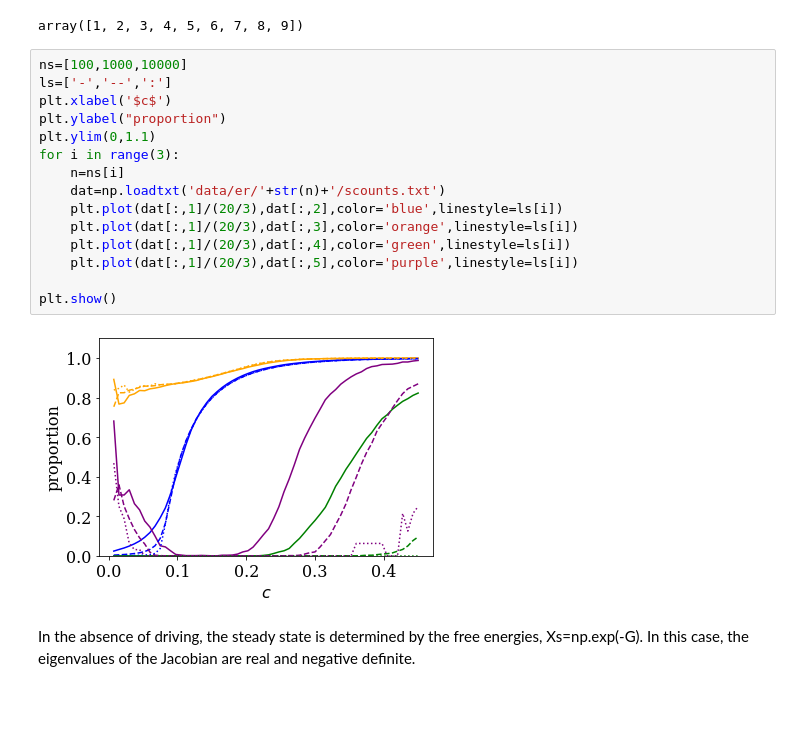
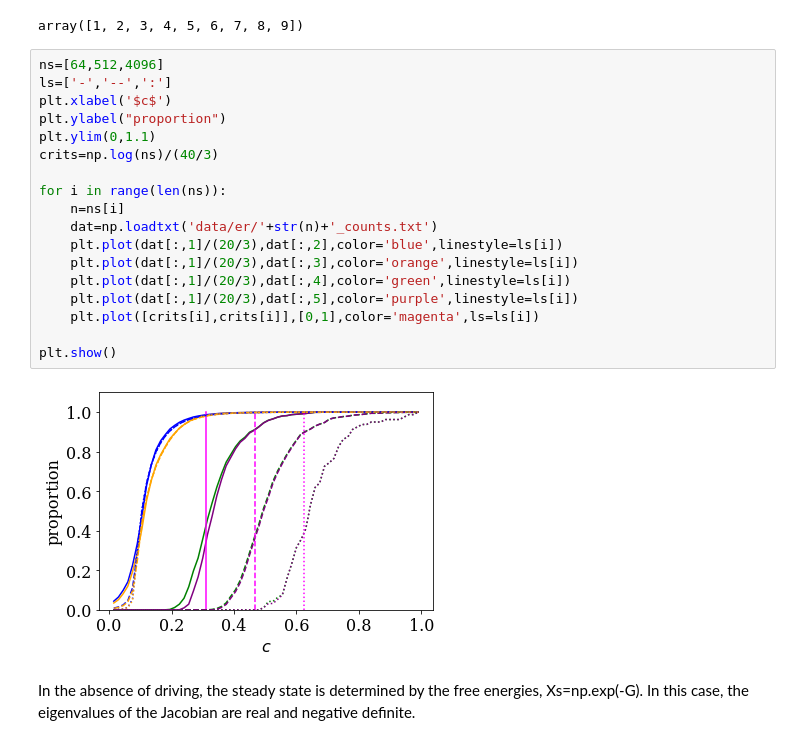
Before and after one commit to znicolaou/rmtchem, a Jupyter notebook: rmtchem.ipynb, the cells around one changed output. Cells and saved outputs as stored; diff of their text form; blank space fills up the shorter version.

```diff
--- a/rmtchem.ipynb
+++ b/rmtchem.ipynb
@@ -22,22 +23,25 @@ print(np.linalg.matrix_rank(nx.adjacency_matrix(g).toarray()[np.ix_(lcc,lcc)])/l
 # %% [output]
 array([1, 2, 3, 4, 5, 6, 7, 8, 9])
 # %%
-ns=[100,1000,10000]
+ns=[64,512,4096]
 ls=['-','--',':']
 plt.xlabel('$c$')
 plt.ylabel("proportion")
 plt.ylim(0,1.1)
-for i in range(3):
+crits=np.log(ns)/(40/3)
+
+for i in range(len(ns)):
     n=ns[i]
-    dat=np.loadtxt('data/er/'+str(n)+'/scounts.txt')
+    dat=np.loadtxt('data/er/'+str(n)+'_counts.txt')
     plt.plot(dat[:,1]/(20/3),dat[:,2],color='blue',linestyle=ls[i])
     plt.plot(dat[:,1]/(20/3),dat[:,3],color='orange',linestyle=ls[i])
     plt.plot(dat[:,1]/(20/3),dat[:,4],color='green',linestyle=ls[i])
     plt.plot(dat[:,1]/(20/3),dat[:,5],color='purple',linestyle=ls[i])
+    plt.plot([crits[i],crits[i]],[0,1],color='magenta',ls=ls[i])
 
 plt.show()
 # %% [output]
-[figure, old version]
+[figure, new version]
 # %% [markdown]
 In the absence of driving, the steady state is determined by the free energies, Xs=np.exp(-G). In this case, the eigenvalues of the Jacobian are real and negative definite.
 # %%
```
Also changed, not shown: parts of 7 cells of this notebook, 1 other file.
